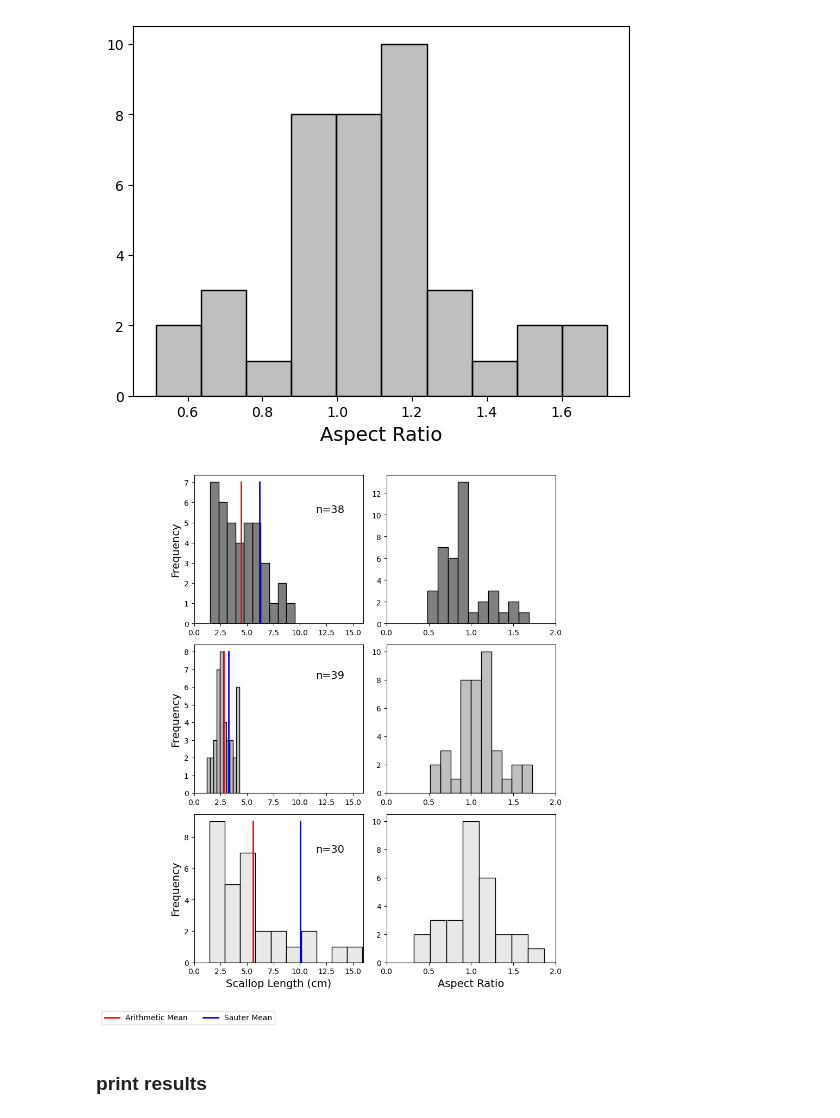
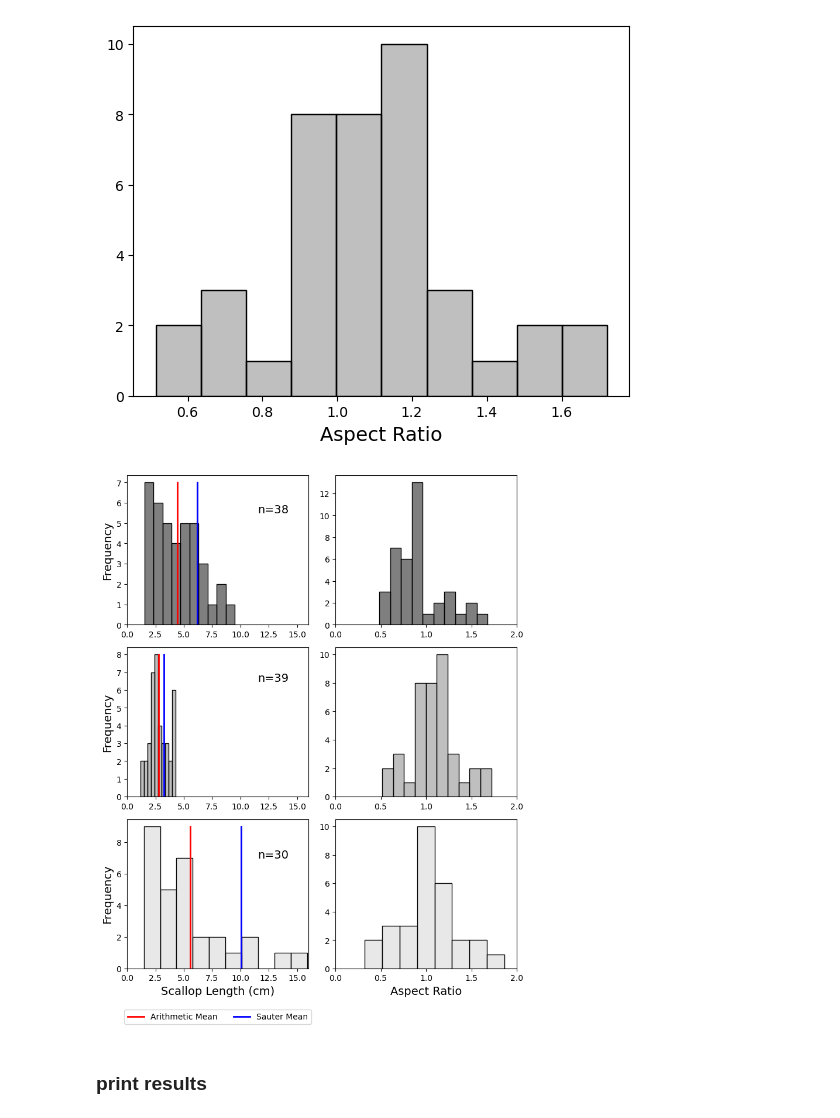
Before and after one commit to ethanoleson/Scallop_code, a Jupyter notebook: Scallop Measurements/scallop_measurements.ipynb, the cells around one changed output. Drawn from its saved outputs; the diff is of its cells as text; code cells hidden in the pictures.

Commit message:
update scallop length plots

```diff
--- a/Scallop Measurements/scallop_measurements.ipynb
+++ b/Scallop Measurements/scallop_measurements.ipynb
@@ -104,35 +104,36 @@ axes[1,0].plot([prc_s_mean, prc_s_mean], [0, 8], linewidth = 2, color = 'blue',
 axes[1,0].text(11.5, 6.5, 'n=39', fontsize = 14)
 axes[1,0].set_ylabel('Frequency', fontsize = 14)
 axes[1,0].set_xlabel('')
 axes[1,0].set_xlim(0,16)
 
 
 sns.histplot(parks_ranch, x= parks_ranch['aspect_ratio'], bins = 10, color= 'gray', alpha = 0.5, ax = axes[1,1])
 axes[1,1].set_xlabel('')
 axes[1,1].set_ylabel('')
 axes[1,1].set_xlim(0,2)
 ## Omega Cave
 
 sns.histplot(omega, x = omega['L(Downstream)'], bins = 10, color= 'lightgray', alpha = 0.5, ax = axes[2,0])
 axes[2,0].set_xlabel('Scallop Length (cm)', fontsize = 14)
 axes[2,0].set_ylabel('Frequency', fontsize = 14)
 axes[2,1].set_xlabel('Aspect Ratio', fontsize =14)
 axes[2,0].plot([omega_a_mean, omega_a_mean], [0, 9], linewidth = 2, color = 'red', label = 'Arithmetic Mean')
 axes[2,0].plot([omega_s_mean, omega_s_mean], [0, 9], linewidth = 2, color = 'blue', label = 'Sauter Mean')
 axes[2,0].text(11.5,7, 'n=30', fontsize = 14)
 axes[2,0].set_xlim(0,16)
 
 
 sns.histplot(omega, x =omega['aspect_ratio'], bins=10, color = 'lightgray', alpha = 0.5, ax =axes[2,1])
 axes[2,1].set_xlim(0, 2)
 axes[2,1].set_ylabel('')
 plt.tight_layout()
-axes[2,0].legend( bbox_to_anchor=(0.5, -0.3), ncol=2)
+axes[2,0].legend( loc = 'lower center',  bbox_to_anchor=(0.5, -0.4), ncol=2)
+plt.tight_layout()
 plt.savefig('scallop_measurements.png', dpi = 600 )
 
 plt.show()
 # %% [output]
-[figure, old version]
+[figure, new version]
 # %%
 omega_aspect_ratio = omega['aspect_ratio'].mean()
 bss_aspect_ratio = boy_scout['aspect_ratio'].mean()
```
Also changed, not shown: 1 other file.
